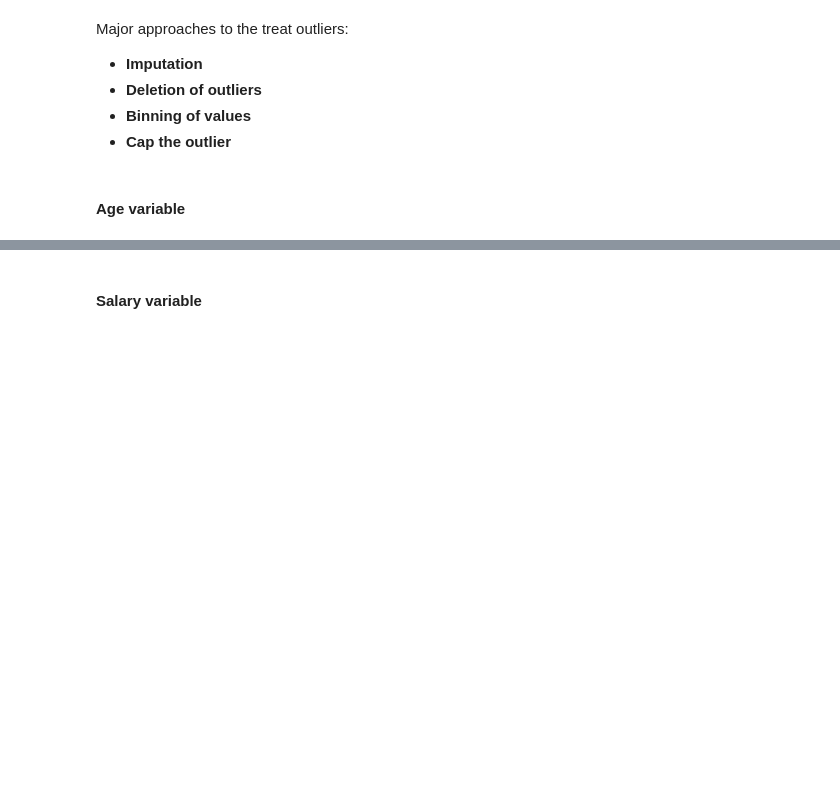
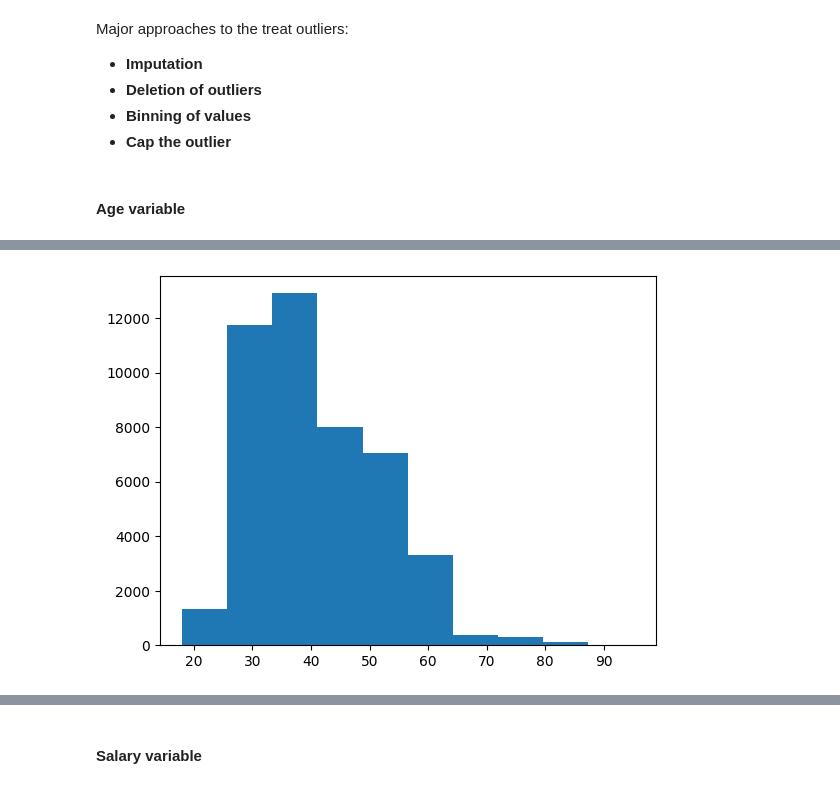
Before and after one commit to AkankshaDwivedi/bank-marketing-campaign, a Jupyter notebook: Bank_Marketing_Campaign_EDA_AD.ipynb, the cells around one changed output, grey strips where cells are left out. Saved outputs shown, nothing was run; the diff lists cells and outputs as text; code cells hidden in the pictures; blank space fills up the shorter version.

Commit message:
Add files via upload
Null Value Treatment

```diff
--- a/Bank_Marketing_Campaign_EDA_AD.ipynb
+++ b/Bank_Marketing_Campaign_EDA_AD.ipynb
@@ -162,2 +246,4 @@ inp1=
 # %%
-#find the mode of month in inp1
+#find the mode of month in bank_df_1
+bank_df_1_mode = bank_df_1.MONTH.mode()[0]
+bank_df_1_mode
@@ -164,4 +252,5 @@ inp1=
 # %%
-# fill the missing values with mode value of month in inp1.
+# fill the missing values with mode value of month in bank_df_1.
+bank_df_1.MONTH.fillna(bank_df_1_mode, inplace=True)
 # %%
 #let's see the null values in the month column.
@@ -175,4 +296,5 @@ inp1=
 Target variable is better of not imputed.
 - Drop the records with missing values.
 # %%
-#drop the records with response missings in inp1.
+#drop the records with response missings in bank_df_1.
+bank_df_1 = bank_df_1[~bank_df_1.RESPONSE.isnull()]
@@ -193,3 +352,5 @@ Objective is:
 - all summary statistics- mean, median etc. we will ignore the missing values of pdays.
 # %%
 #describe the pdays column with considering the -1 values.
+bank_df_1.loc[bank_df_1.PDAYS == -1, 'PDAYS'] = np.NaN
+bank_df_1.PDAYS.describe()
@@ -209,4 +391,8 @@ Major approaches to the treat outliers:
 # %%
 #plot the histogram of age variable.
+plt.hist(bank_df_1.AGE)
+plt.show()
+# %% [output]
+[figure, added]
 # %%
 #plot the boxplot of age variable.
```
Also changed, not shown: parts of 33 cells of this notebook.
